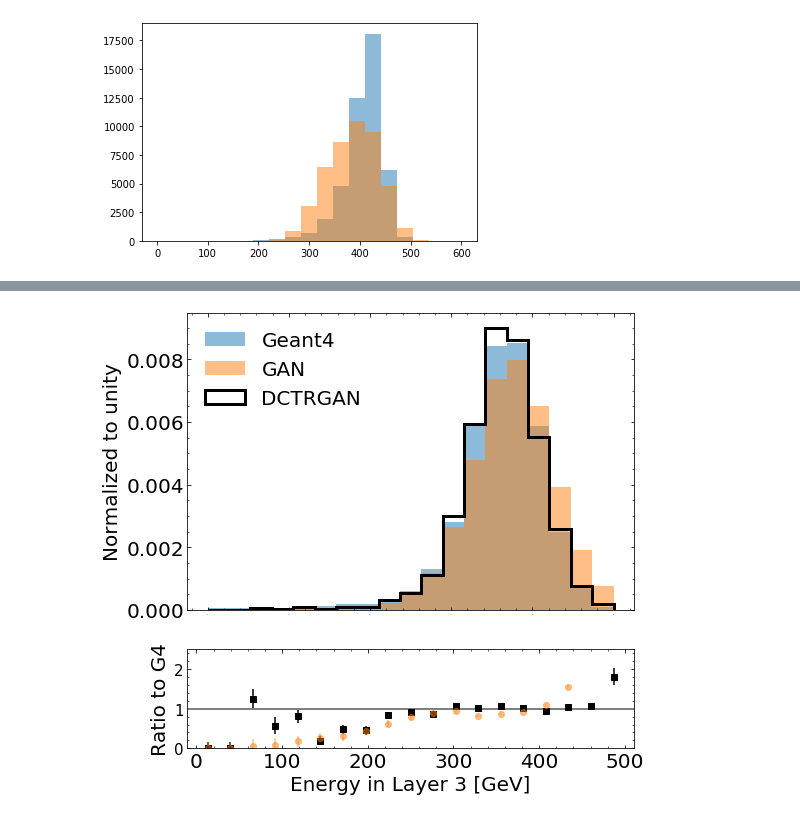
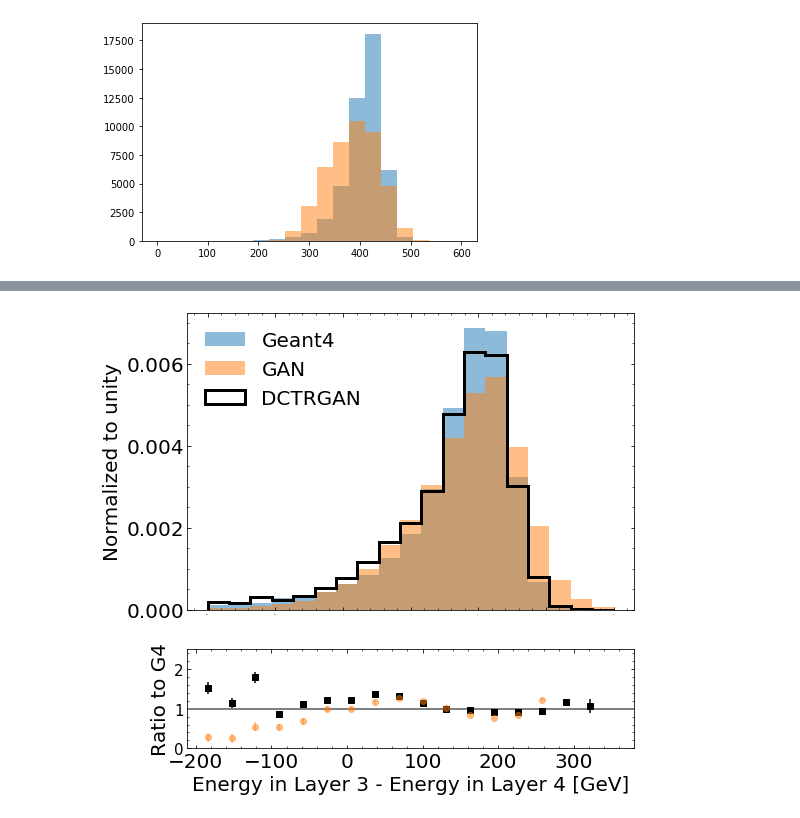
Before and after one commit to bnachman/DCTRGAN, a Jupyter notebook: DCTRGAN_highlevel.ipynb, the cells around one changed output, grey strips where cells are left out. Drawn from its saved outputs; the diff is of its cells as text; code cells hidden in the pictures.

Commit message:
30 layers and added centroids

```diff
--- a/DCTRGAN_highlevel.ipynb
+++ b/DCTRGAN_highlevel.ipynb
@@ -299,17 +219,20 @@ def makeplotwithratio(plotname,whichone=0,mybins=np.linspace(250,500,20),multipl
     plt.xticks(fontsize=20)
     plt.yticks(fontsize=15)
     plt.axhline(y=1,linewidth=2, color='gray')
-    plt.errorbar(0.5*(bmjj[1:]+bmjj[:-1]),myn3/myn2,yerr=(myn3+myn2)**0.5/myn2,color='black',fmt='s')
-    plt.errorbar(0.5*(bmjj[1:]+bmjj[:-1]),myn/myn2,yerr=(myn+myn2)**0.5/myn2,color='#ff7f0e',fmt='o',alpha=0.5)
+    plt.errorbar(0.5*(bmjj[1:]+bmjj[:-1]),(myn3/sum(myn3))/(myn2/sum(myn2)),yerr=(myn3+myn2)**0.5/myn2,color='black',fmt='s')
+    plt.errorbar(0.5*(bmjj[1:]+bmjj[:-1]),(myn/sum(myn))/(myn2/sum(myn2)),yerr=(myn+myn2)**0.5/myn2,color='#ff7f0e',fmt='o',alpha=0.5)
     plt.ylim(0.,2.5)
 
     plt.savefig(plotname,bbox_inches='tight')
 # %%
 #makeplotwithratio("Occupancy.pdf",whichone=0)
 #makeplotwithratio("Center.pdf",whichone=1,mybins=np.linspace(1.,3.5,20),multiplier=1,axisname="Longitudinal Centroid")
 #makeplotwithratio("TotalEnergy.pdf",mybins=np.linspace(550,1050,20),whichone=2,axisname="Total Energy [GeV]")
 #makeplotwithratio("EnergyLayer1.pdf",mybins=np.linspace(0,120,20),whichone=3,axisname="Energy in Layer 1 [GeV]")
 #makeplotwithratio("EnergyLayer2.pdf",mybins=np.linspace(0,500,20),whichone=4,axisname="Energy in Layer 2 [GeV]")
-makeplotwithratio("EnergyLayer3.pdf",mybins=np.linspace(20,600,20),whichone=5,axisname="Energy in Layer 3 [GeV]")
+#makeplotwithratio("EnergyLayer3.pdf",mybins=np.linspace(20,600,20),whichone=5,axisname="Energy in Layer 3 [GeV]")
+#makeplotwithratio("EnergyLayer4.pdf",mybins=np.linspace(50,400,20),whichone=6,axisname="Energy in Layer 4 [GeV]")
+#makeplotwithratio("EnergyLayer5.pdf",mybins=np.linspace(0,150,20),whichone=7,axisname="Energy in Layer 5 [GeV]")
+makeplotwithratio("EnergyLayer34.pdf",mybins=np.linspace(-200,400,20),whichone=8,axisname="Energy in Layer 3 - Energy in Layer 4 [GeV]")
 # %% [output]
-[figure, old version]
+[figure, new version]
```
Also changed, not shown: parts of 31 cells of this notebook.
